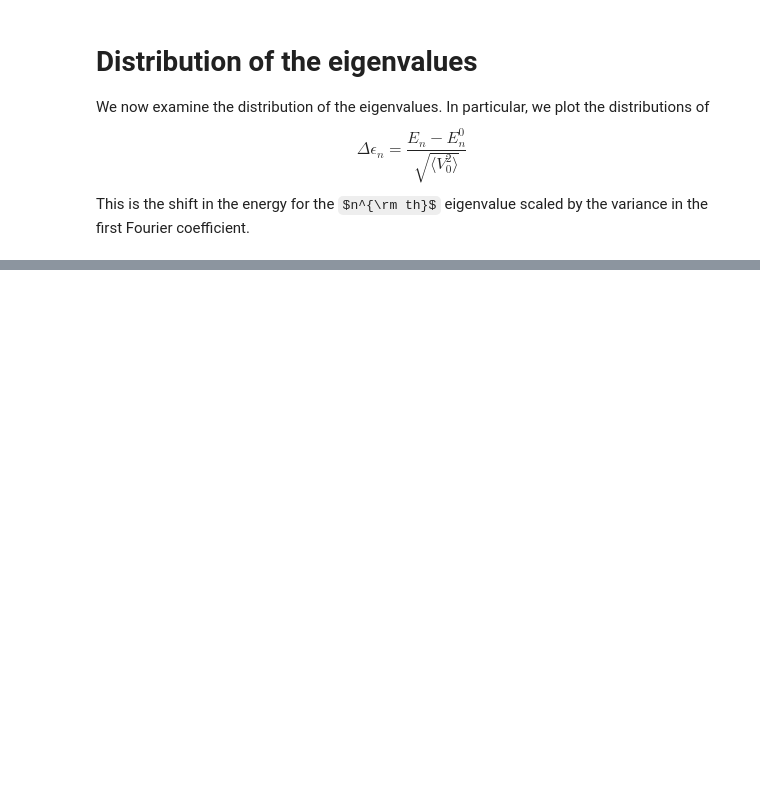
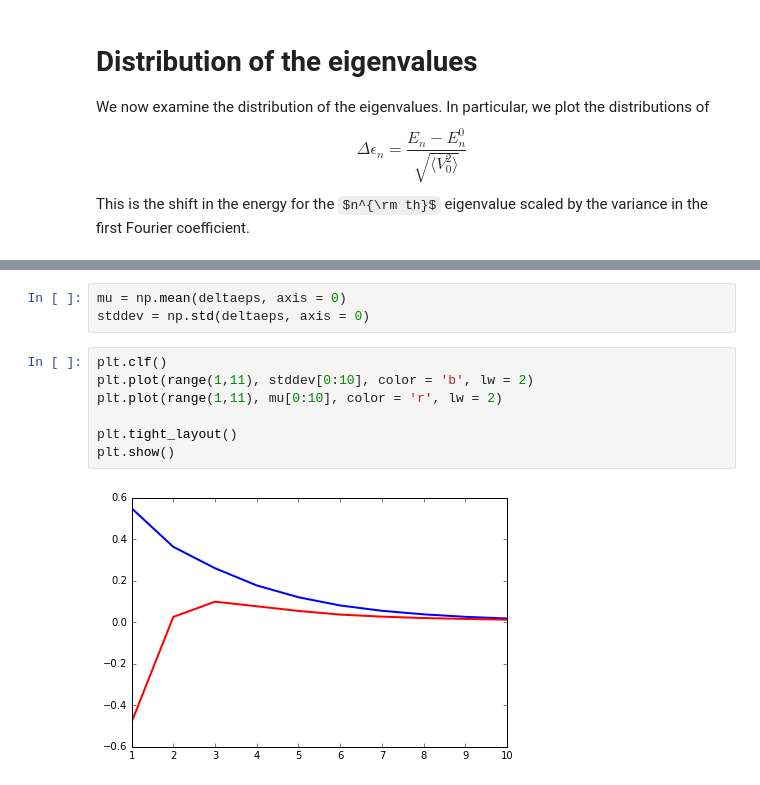
Before and after one commit to dhudsmith/qmnnet, a Jupyter notebook: jupyter/eigenvalues.ipynb, the cells around one changed output, grey strips where cells are left out. Drawn from its saved outputs; the diff is of its cells as text; some formulas as TeX source; blank space fills up the shorter version.

```diff
--- a/jupyter/eigenvalues.ipynb
+++ b/jupyter/eigenvalues.ipynb
@@ -314,0 +320,12 @@ plt.show()
+# %%
+mu = np.mean(deltaeps, axis = 0)
+stddev = np.std(deltaeps, axis = 0)
+# %%
+plt.clf()
+plt.plot(range(1,11), stddev[0:10], color = 'b', lw = 2)
+plt.plot(range(1,11), mu[0:10], color = 'r', lw = 2)
+
+plt.tight_layout()
+plt.show()
+# %% [output]
+[figure, added]
```
Also changed, not shown: parts of 13 cells of this notebook, 3 other files.
